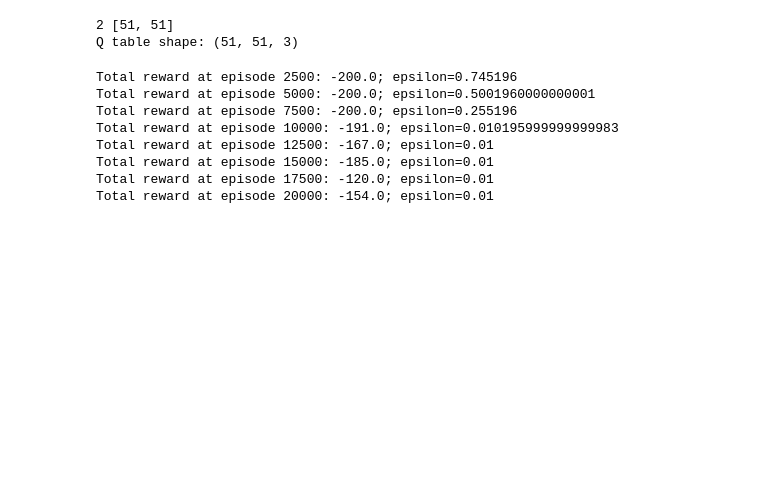
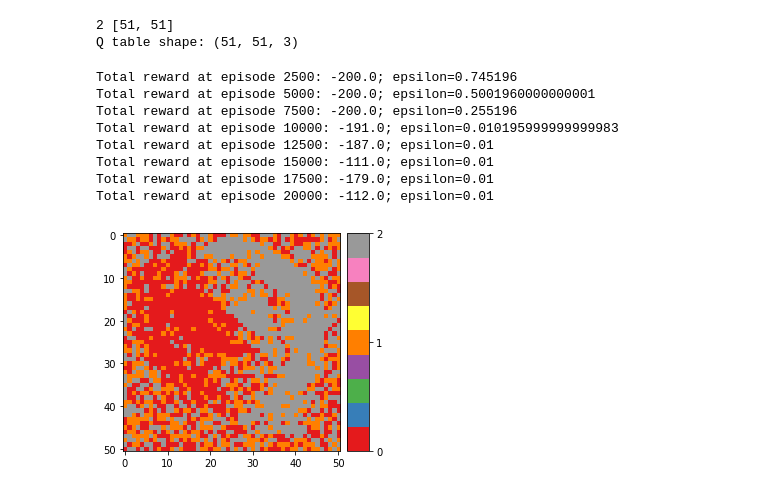
Before and after one commit to Denbergvanthijs/hu-reinforcement-learning-gym, a Jupyter notebook: 1_Hogeschool_Utrecht_Reinforcement_Learning_project_Q_Learning.ipynb, the cells around one changed output. Drawn from its saved outputs; the diff is of its cells as text; code cells hidden in the pictures; blank space fills up the shorter version.

```diff
--- a/1_Hogeschool_Utrecht_Reinforcement_Learning_project_Q_Learning.ipynb
+++ b/1_Hogeschool_Utrecht_Reinforcement_Learning_project_Q_Learning.ipynb
@@ -241,7 +241,8 @@ Q table shape: (35, 35, 51, 51, 2)
 def discretize_state(state, bins=space_space_linspace):
     # A Q-table cannot practically handle infinite states, so limit the state space by
     # discretizing the state into buckets.
-    discrete_state = np.array([np.digitize(s, bun) for s, bun in zip(state, bins)])
+    # discrete_state = np.array([np.digitize(s, bun) for s, bun in zip(state, bins)])
+    discrete_state = np.array([np.searchsorted(bun, s, side="right") for s, bun in zip(state, bins)])
     # print(state)
     # print(discrete_state)
     return tuple(discrete_state.astype(np.int))
@@ -338,7 +339,7 @@ env = gym.make("MountainCar-v0")
 # Before you can use a Gym environment, it needs to be reset.
 state = env.reset()
 
-learning_rate = 0.1
+learning_rate = 0.2
 discount = 0.99
 num_episodes = 20_000
 num_episodes_between_videos = 20_000
@@ -429,7 +430,26 @@ Total reward at episode 2500: -200.0; epsilon=0.745196
 Total reward at episode 5000: -200.0; epsilon=0.5001960000000001
 Total reward at episode 7500: -200.0; epsilon=0.255196
 Total reward at episode 10000: -191.0; epsilon=0.010195999999999983
-Total reward at episode 12500: -167.0; epsilon=0.01
-Total reward at episode 15000: -185.0; epsilon=0.01
-Total reward at episode 17500: -120.0; epsilon=0.01
-Total reward at episode 20000: -154.0; epsilon=0.01
+Total reward at episode 12500: -187.0; epsilon=0.01
+Total reward at episode 15000: -111.0; epsilon=0.01
+Total reward at episode 17500: -179.0; epsilon=0.01
+Total reward at episode 20000: -112.0; epsilon=0.01
+# %%
+%matplotlib inline
+import matplotlib.pyplot as plt
+from mpl_toolkits.axes_grid1 import make_axes_locatable
+from matplotlib import ticker
+
+ax = plt.subplot()
+im = ax.imshow(q_table.argmax(axis=2), cmap="Set1")
+
+divider = make_axes_locatable(ax)
+cax = divider.append_axes("right", size="10%", pad=0.1)
+
+cb = plt.colorbar(im, cax=cax)
+cb.ax.locator_params(nbins=3)
+
+
+plt.show()
+# %% [output]
+[figure, added]
```
Also changed, not shown: parts of 1 cell of this notebook.
